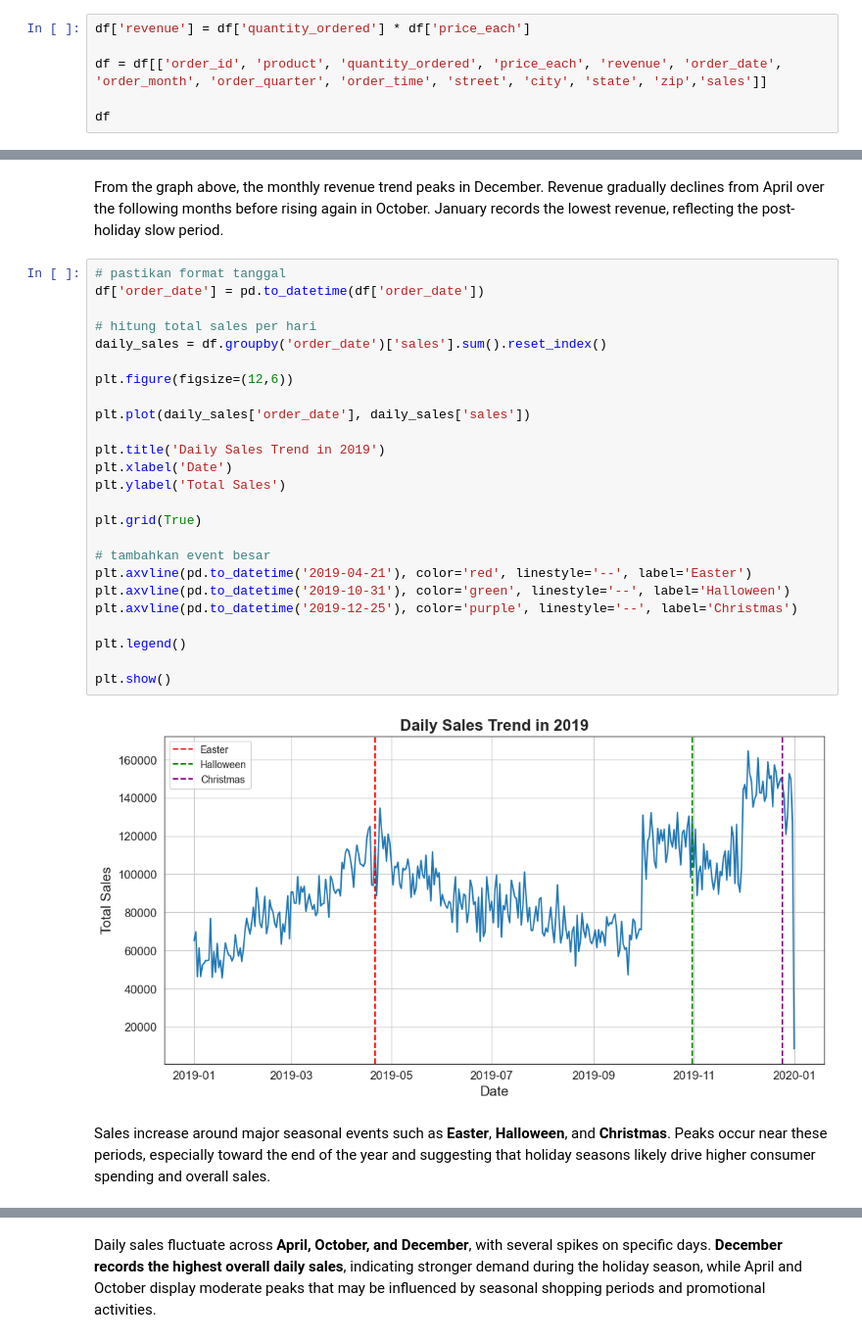
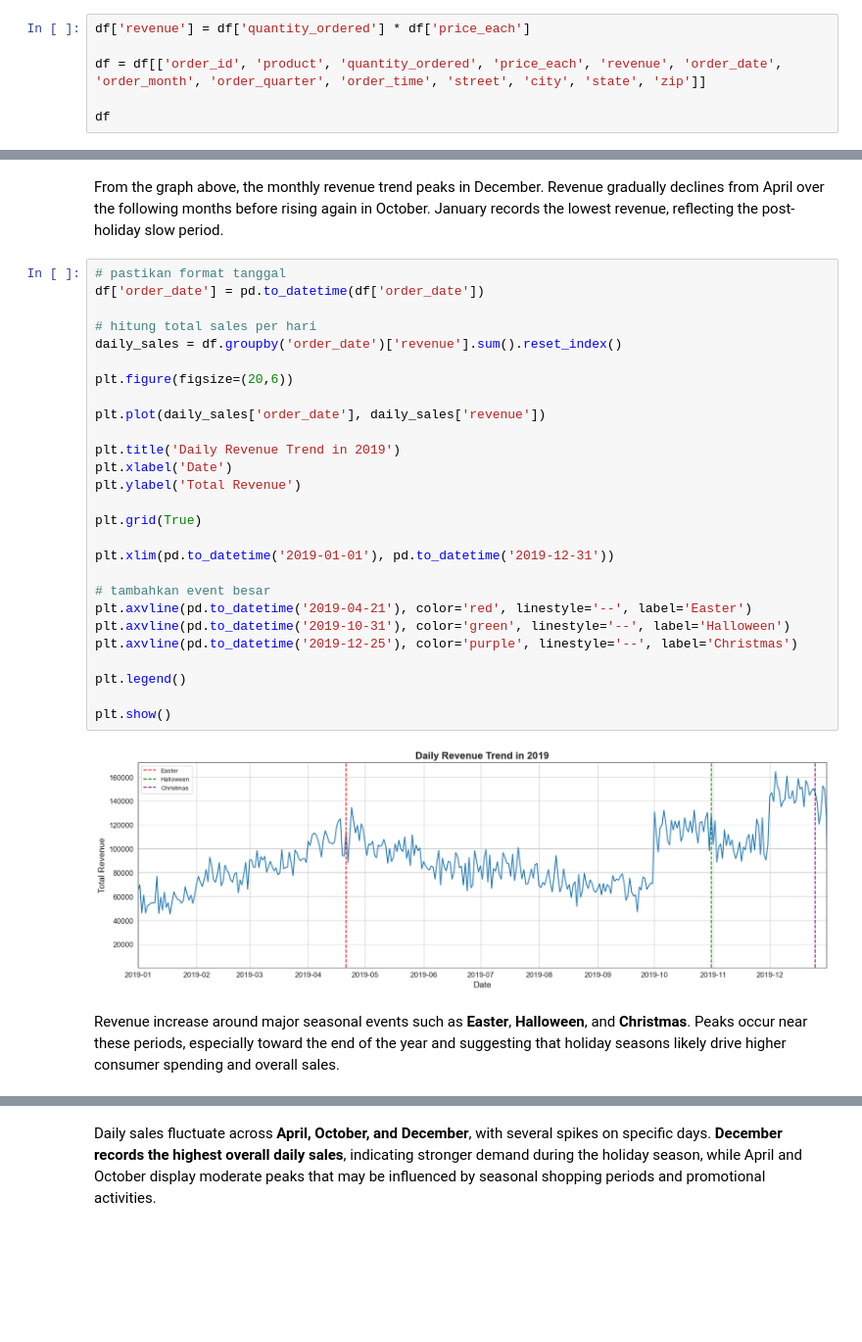
Before and after one commit to aliciawijaya98/sales_eda, a Jupyter notebook: Data Analysis.ipynb, the cells around one changed output, grey strips where cells are left out. Shown at 98% size. Cells and saved outputs as stored; diff of their text form; blank space fills up the shorter version.

Commit message:
change the graph format

```diff
--- a/Data Analysis.ipynb
+++ b/Data Analysis.ipynb
@@ -65,7 +65,7 @@ To answer this question, we need to calculate the total revenue first.
 # %%
 df['revenue'] = df['quantity_ordered'] * df['price_each']
 
-df = df[['order_id', 'product', 'quantity_ordered', 'price_each', 'revenue', 'order_date', 'order_month', 'order_quarter', 'order_time', 'street', 'city', 'state', 'zip','sales']]
+df = df[['order_id', 'product', 'quantity_ordered', 'price_each', 'revenue', 'order_date', 'order_month', 'order_quarter', 'order_time', 'street', 'city', 'state', 'zip']]
 
 df
 # %% [output]
@@ -153,32 +159,34 @@ From the graph above, the monthly revenue trend peaks in December. Revenue gradu
 # %%
 # pastikan format tanggal
 df['order_date'] = pd.to_datetime(df['order_date'])
 
 # hitung total sales per hari
-daily_sales = df.groupby('order_date')['sales'].sum().reset_index()
+daily_sales = df.groupby('order_date')['revenue'].sum().reset_index()
 
-plt.figure(figsize=(12,6))
+plt.figure(figsize=(20,6))
 
-plt.plot(daily_sales['order_date'], daily_sales['sales'])
+plt.plot(daily_sales['order_date'], daily_sales['revenue'])
 
-plt.title('Daily Sales Trend in 2019')
+plt.title('Daily Revenue Trend in 2019')
 plt.xlabel('Date')
-plt.ylabel('Total Sales')
+plt.ylabel('Total Revenue')
 
 plt.grid(True)
+
+plt.xlim(pd.to_datetime('2019-01-01'), pd.to_datetime('2019-12-31'))
 
 # tambahkan event besar
 plt.axvline(pd.to_datetime('2019-04-21'), color='red', linestyle='--', label='Easter')
 plt.axvline(pd.to_datetime('2019-10-31'), color='green', linestyle='--', label='Halloween')
 plt.axvline(pd.to_datetime('2019-12-25'), color='purple', linestyle='--', label='Christmas')
 
 plt.legend()
 
 plt.show()
 # %% [output]
-[figure, old version]
+[figure, new version]
 # %% [markdown]
-Sales increase around major seasonal events such as **Easter**, **Halloween**, and **Christmas**. Peaks occur near these periods, especially toward the end of the year and suggesting that holiday seasons likely drive higher consumer spending and overall sales.
+Revenue increase around major seasonal events such as **Easter**, **Halloween**, and **Christmas**. Peaks occur near these periods, especially toward the end of the year and suggesting that holiday seasons likely drive higher consumer spending and overall sales.
 # %%
 # Pastikan kolom tanggal dalam format datetime
 df['order_date'] = pd.to_datetime(df['order_date'])
```
Also changed, not shown: parts of 4 cells of this notebook.
